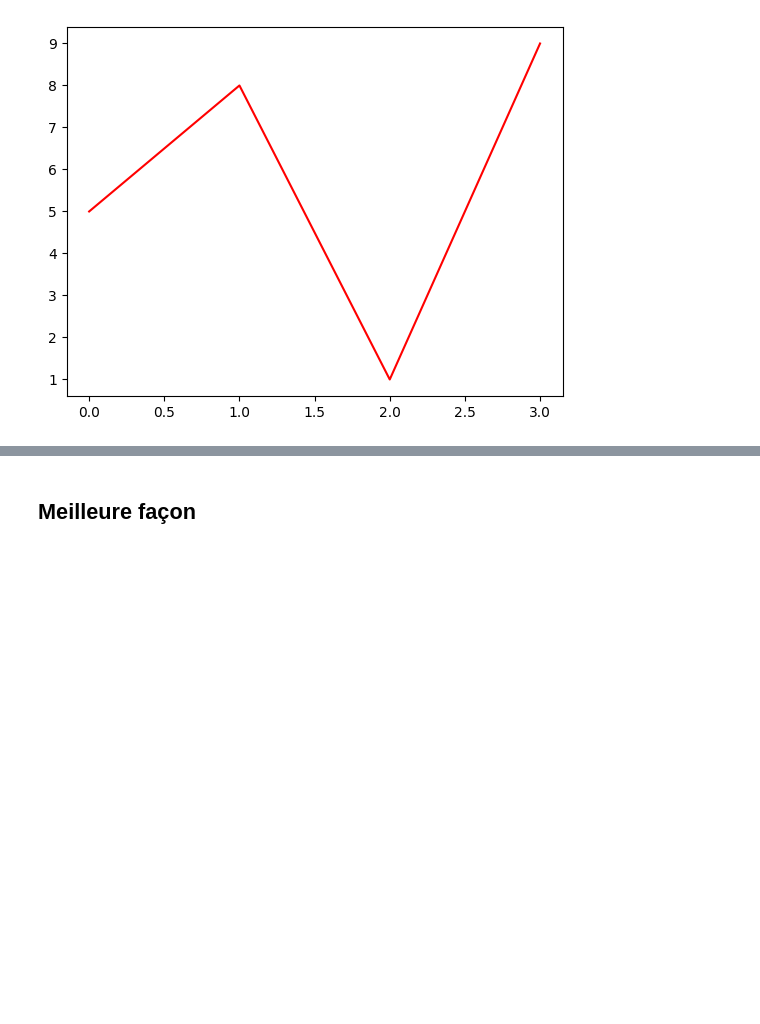
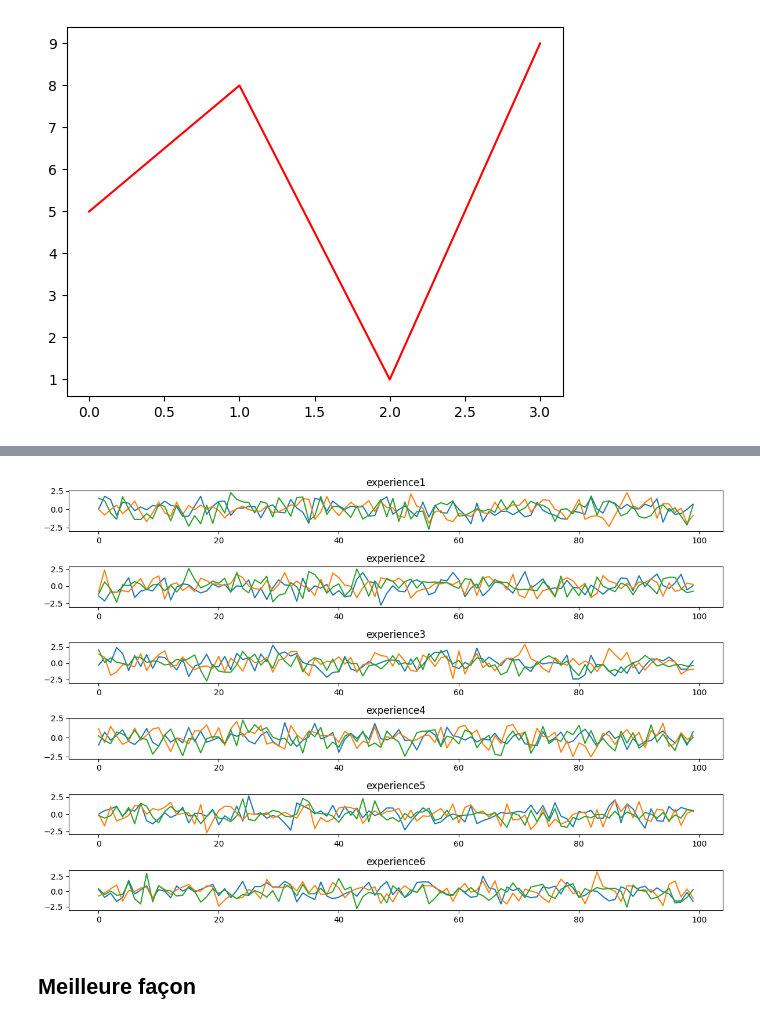
Before and after one commit to lighscent/fastapi_, a Jupyter notebook: machinelearnia/Python-Machine-Learning-master/14 - Matplotlib (les Bases).ipynb, the cells around one changed output, grey strips where cells are left out. Cells and saved outputs as stored; diff of their text form; code cells hidden in the pictures; blank space fills up the shorter version.

```diff
--- a/machinelearnia/Python-Machine-Learning-master/14 - Matplotlib (les Bases).ipynb
+++ b/machinelearnia/Python-Machine-Learning-master/14 - Matplotlib (les Bases).ipynb
@@ -133,7 +132,7 @@ graphique(dataset)
 # SOLUTION
 def graphique(data):
     n = len(data)
-    plt.figure(figsize=(12, 20))
+    plt.figure(figsize=(12, 30))
 
     for k, i in zip(data.keys(), range(1, n+1)):
         plt.subplot(n, 1, i)
@@ -148,3 +147,23 @@ graphique(dataset)
+# %%
+def graphique(data):
+    n = len(data)
+    plt.figure(figsize=(12, 8))
+
+    # for k, i in zip(data.keys(), range(1, n+1)):
+    for i, k in enumerate(data.keys(), start=1):
+        plt.subplot(n, 1, i)
+        plt.plot(data[k])
+        plt.title(k)
+    plt.tight_layout()
+    plt.show()
+
+
+# Voici le dataset utilisé
+dataset = {f"experience{i+1}": np.random.randn(100,3) for i in range(6)}
+
+graphique(dataset)
+# %% [output]
+[figure, added]
 # %% [markdown]
 ## Meilleure façon
 # %%
```
Also changed, not shown: parts of 3 cells of this notebook, 3 other files.
